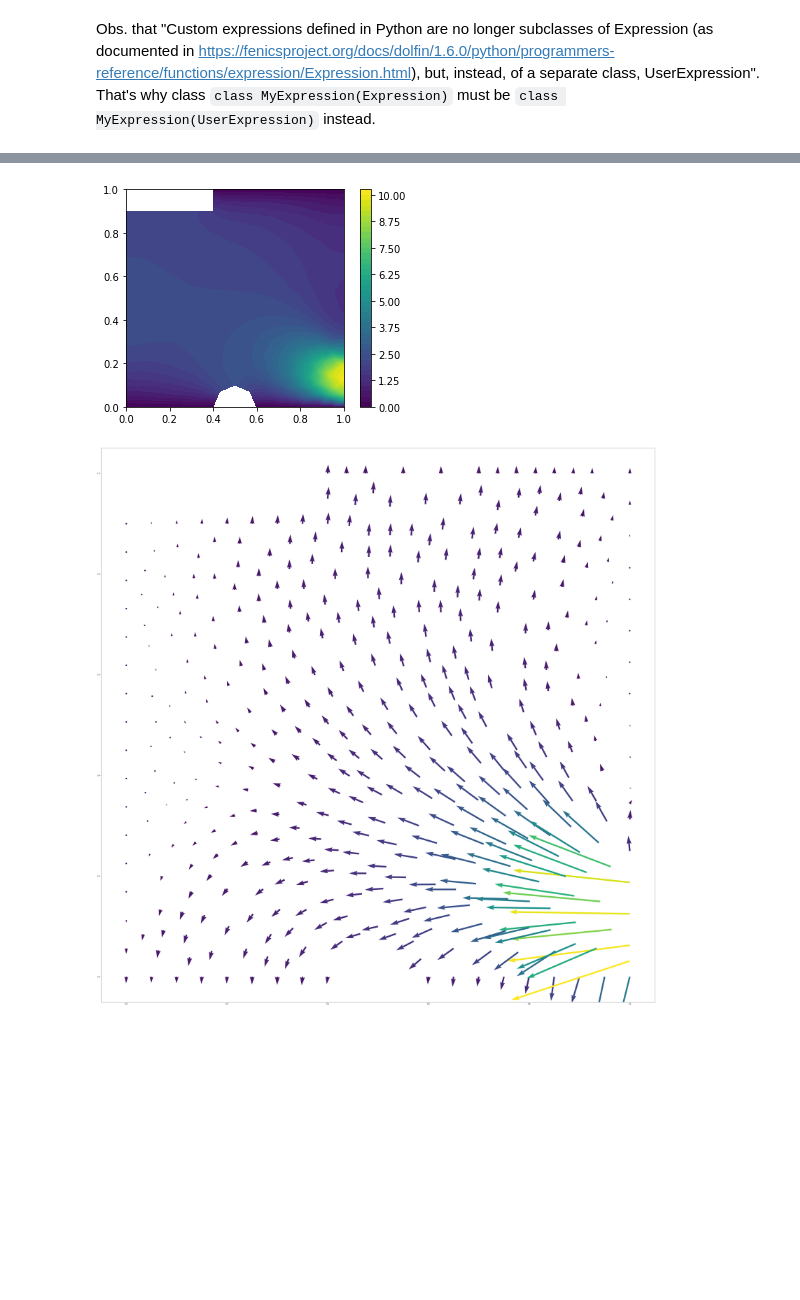
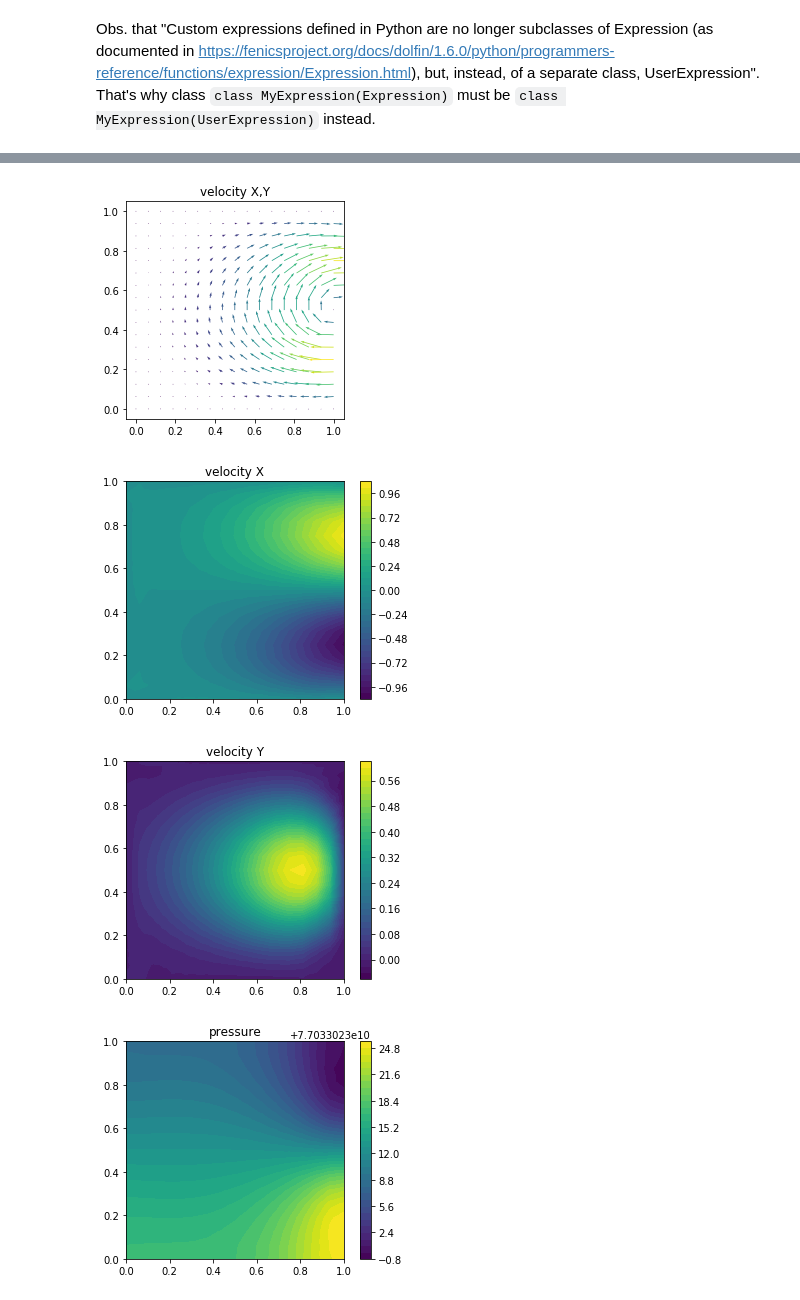
Before and after one commit to TheCrowned/FEFFII, a Jupyter notebook: fenics-tutorial-master/navier-stokes.ipynb, the cells around one changed output, grey strips where cells are left out. Cells and saved outputs as stored; diff of their text form; code cells hidden in the pictures; blank space fills up the shorter version.

```diff
--- a/fenics-tutorial-master/navier-stokes.ipynb
+++ b/fenics-tutorial-master/navier-stokes.ipynb
@@ -209,15 +193,24 @@ for n in range(num_steps):
     p_n.assign(p_)
 # %%
 # Plot solution
-fig = plot(p_)
-plt.colorbar(fig)
+#fig = plt.figure(figsize=(80, 60))
 
+fig = plot(u_, title='velocity X,Y')
 plt.show()
 
-fig = plt.figure(figsize=(80, 60))
-plot(u_)
-#plt.colorbar(fig)
+fig = plot(u_[0], title='velocity X')
+plt.colorbar(fig)
 plt.show()
+
+fig = plot(u_[1], title='velocity Y')
+plt.colorbar(fig)
+plt.show()
+
+fig = plot(p_, title='pressure')
+plt.colorbar(fig)
+plt.show()
 # %% [output]
-[figure, old version]
+[figure, new version]
-[figure, old version]
+[figure, new version]
+[figure, added]
+[figure, added]
```
Also changed, not shown: parts of 9 cells of this notebook.
